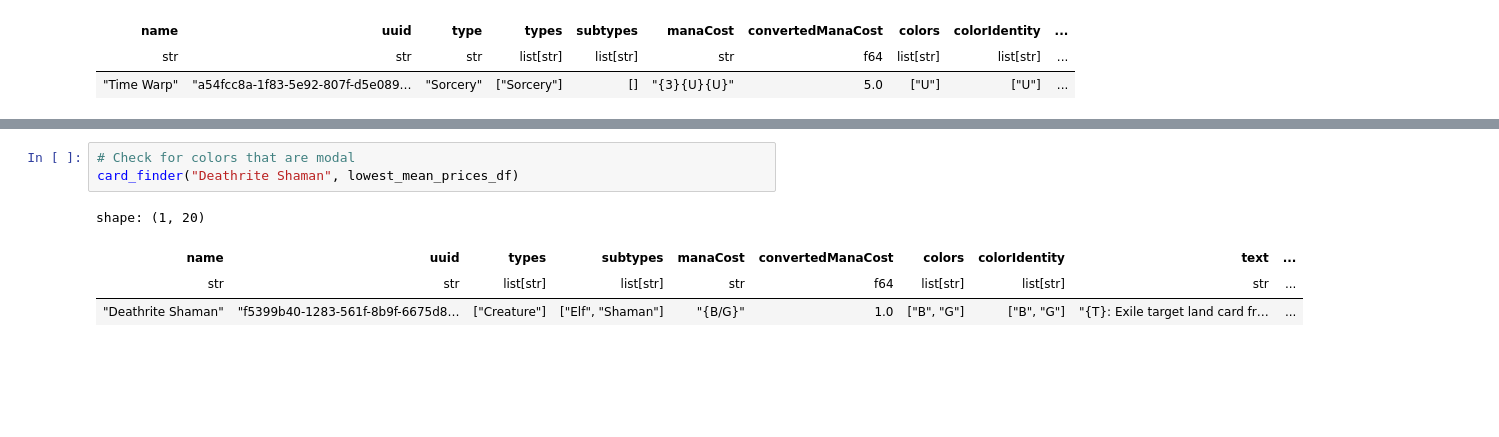
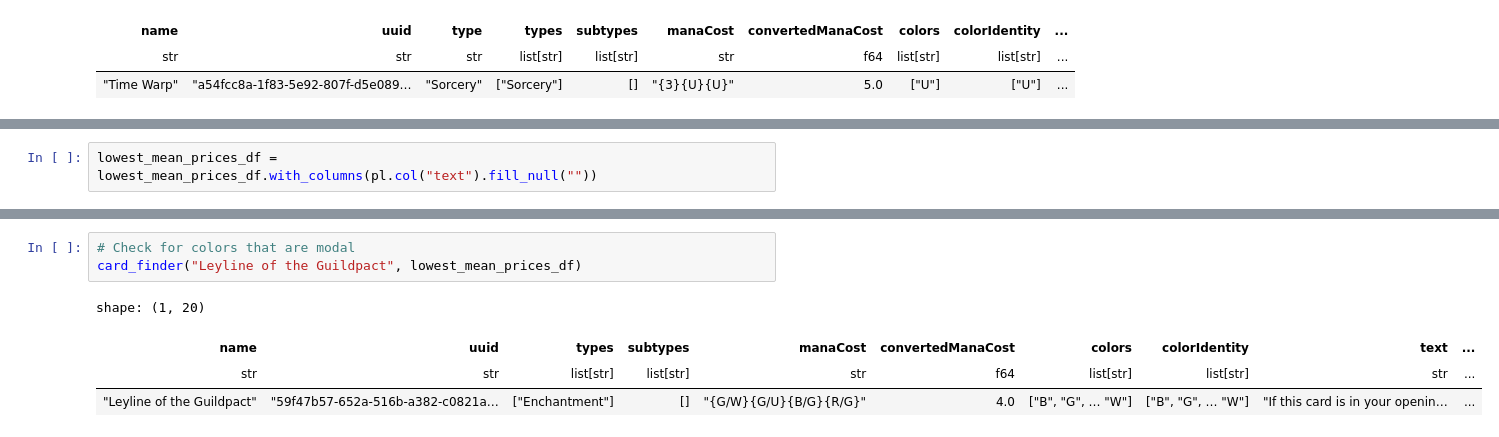
Before and after one commit to LouisHH0203/mtg_nlp_price_prediction, a Jupyter notebook: json_read.ipynb, the cells around one changed output, grey strips where cells are left out. Saved outputs shown, nothing was run; the diff lists cells and outputs as text; blank space fills up the shorter version.

```diff
--- a/json_read.ipynb
+++ b/json_read.ipynb
@@ -527,0 +527,2 @@ shape: (5, 20)
+# %%
+lowest_mean_prices_df = lowest_mean_prices_df.with_columns(pl.col("text").fill_null(""))
@@ -528,8 +546,8 @@ shape: (5, 20)
 # %%
 # Check for colors that are modal
-card_finder("Deathrite Shaman", lowest_mean_prices_df)
+card_finder("Leyline of the Guildpact", lowest_mean_prices_df)
 # %% [output]
 shape: (1, 20)
 | name | uuid | types | subtypes | manaCost | convertedManaCost | colors | colorIdentity | text | ... |
 | str | str | list[str] | list[str] | str | f64 | list[str] | list[str] | str | ... |
-| "Deathrite Shaman" | "f5399b40-1283-561f-8b9f-6675d8… | ["Creature"] | ["Elf", "Shaman"] | "{B/G}" | 1.0 | ["B", "G"] | ["B", "G"] | "{T}: Exile target land card fr… | ... |
+| "Leyline of the Guildpact" | "59f47b57-652a-516b-a382-c0821a… | ["Enchantment"] | [] | "{G/W}{G/U}{B/G}{R/G}" | 4.0 | ["B", "G", … "W"] | ["B", "G", … "W"] | "If this card is in your openin… | ... |
```
Also changed, not shown: parts of 21 cells of this notebook.
